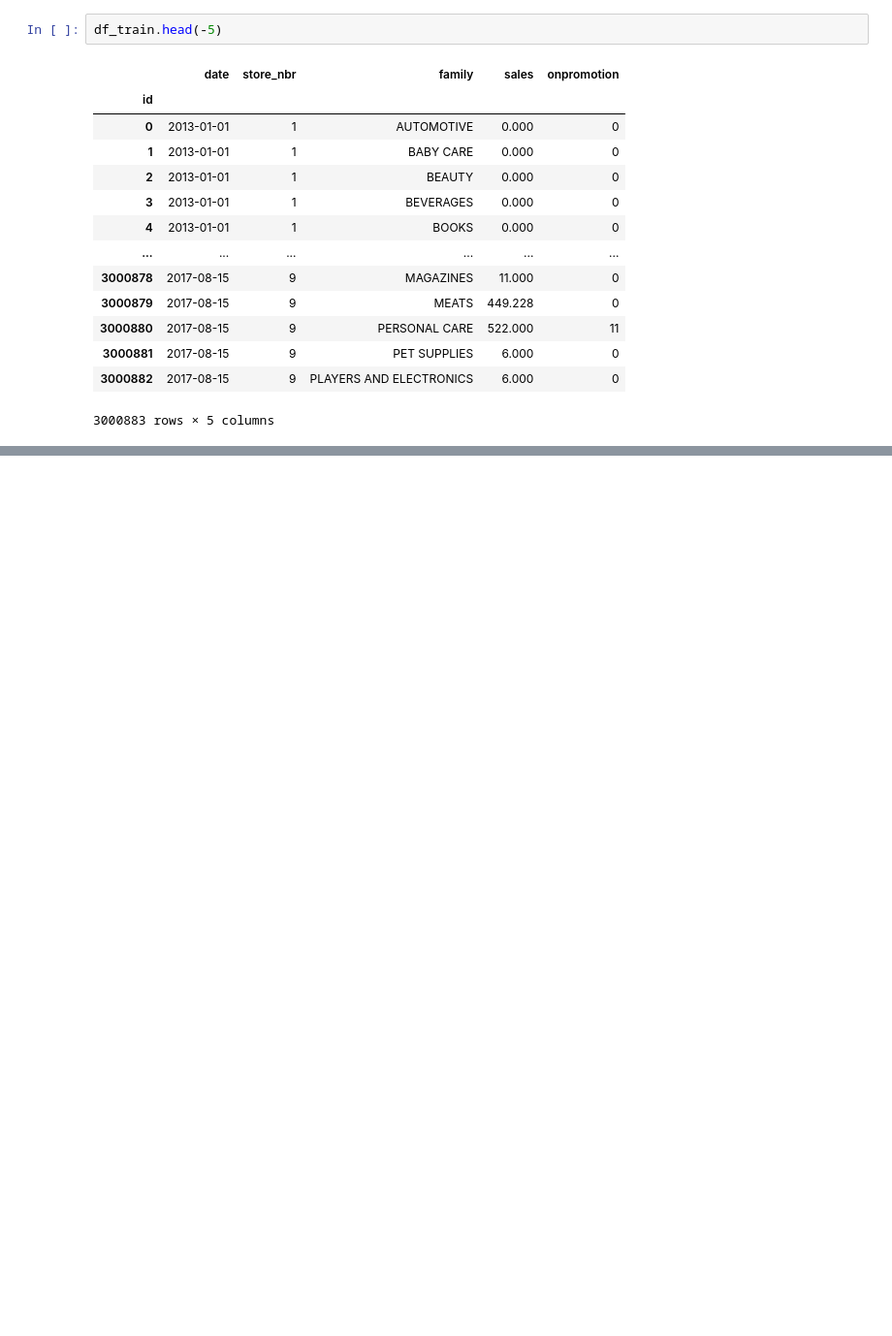
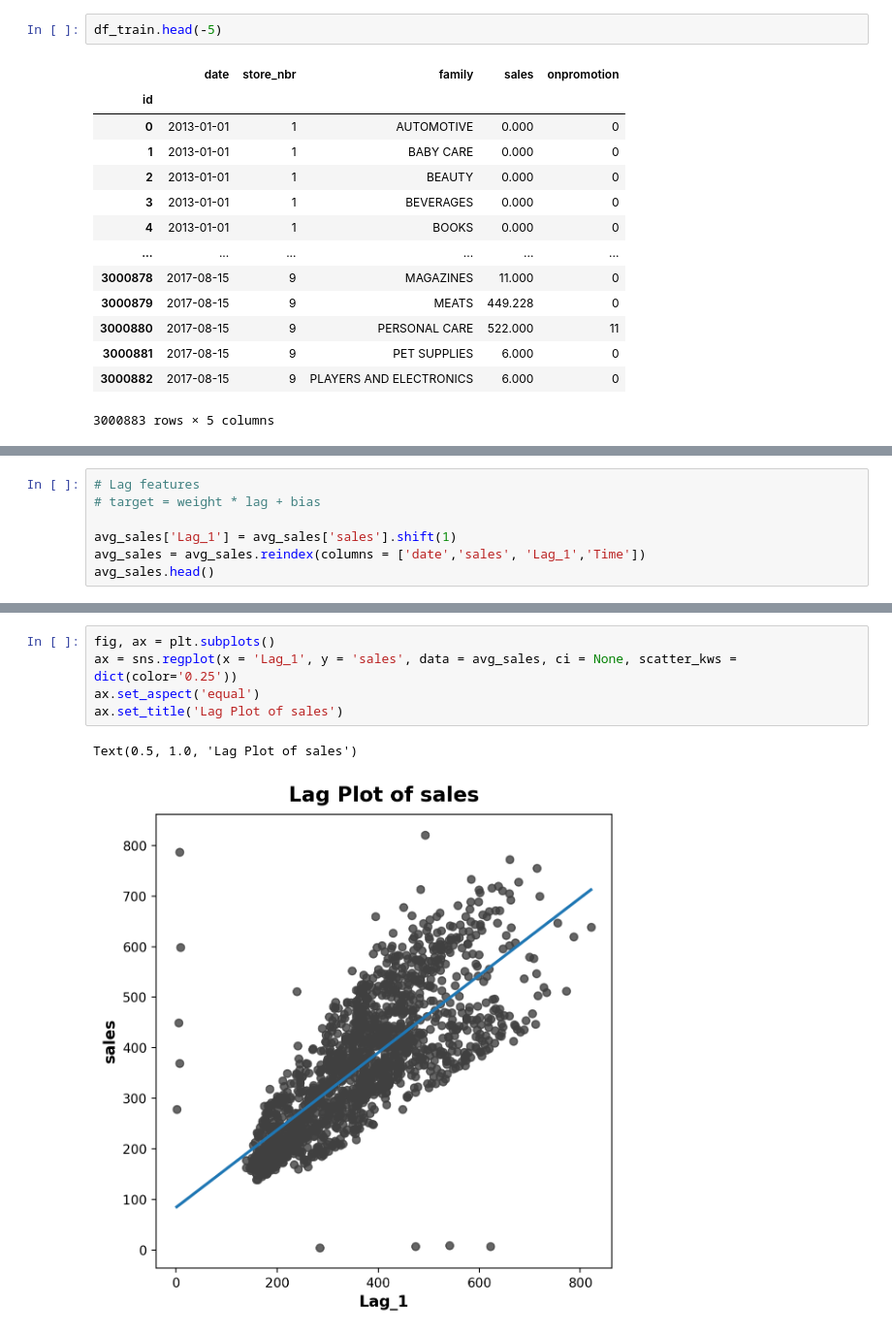
Before and after one commit to josephbak/store-sales-tsf, a Jupyter notebook: eda.ipynb, the cells around one changed output, grey strips where cells are left out. Shown at 97% size. Saved outputs shown, nothing was run; the diff lists cells and outputs as text; blank space fills up the shorter version.

```diff
--- a/eda.ipynb
+++ b/eda.ipynb
@@ -659,0 +803,7 @@ df_train.head(-5)
+# %%
+# Lag features
+# target = weight * lag + bias
+
+avg_sales['Lag_1'] = avg_sales['sales'].shift(1)
+avg_sales = avg_sales.reindex(columns = ['date','sales', 'Lag_1','Time'])
+avg_sales.head()
@@ -659,0 +817,8 @@ df_train.head(-5)
+# %%
+fig, ax = plt.subplots()
+ax = sns.regplot(x = 'Lag_1', y = 'sales', data = avg_sales, ci = None, scatter_kws = dict(color='0.25'))
+ax.set_aspect('equal')
+ax.set_title('Lag Plot of sales')
+# %% [output]
+Text(0.5, 1.0, 'Lag Plot of sales')
+[figure, added]
```
Also changed, not shown: parts of 40 cells of this notebook, 1 other file.
